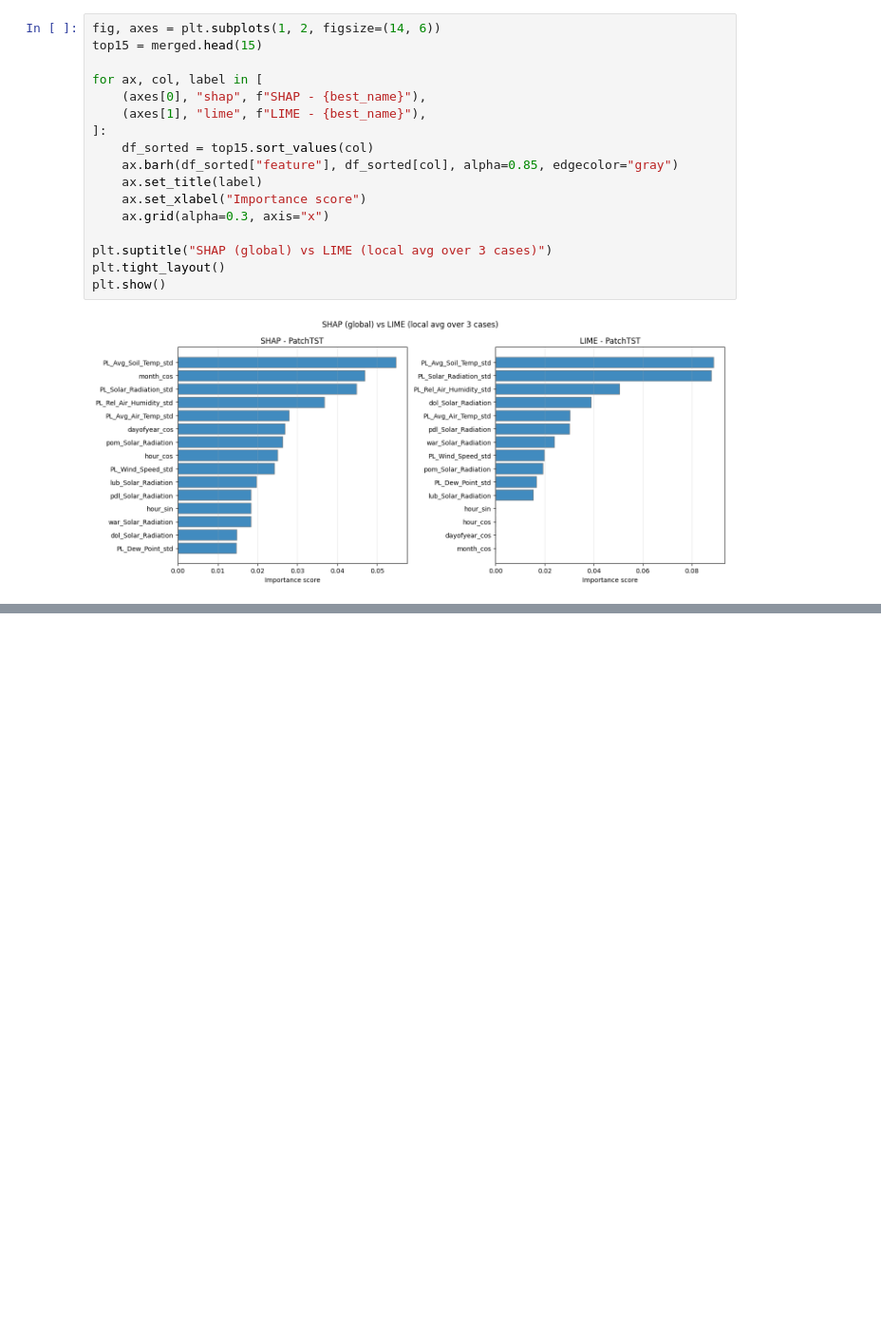
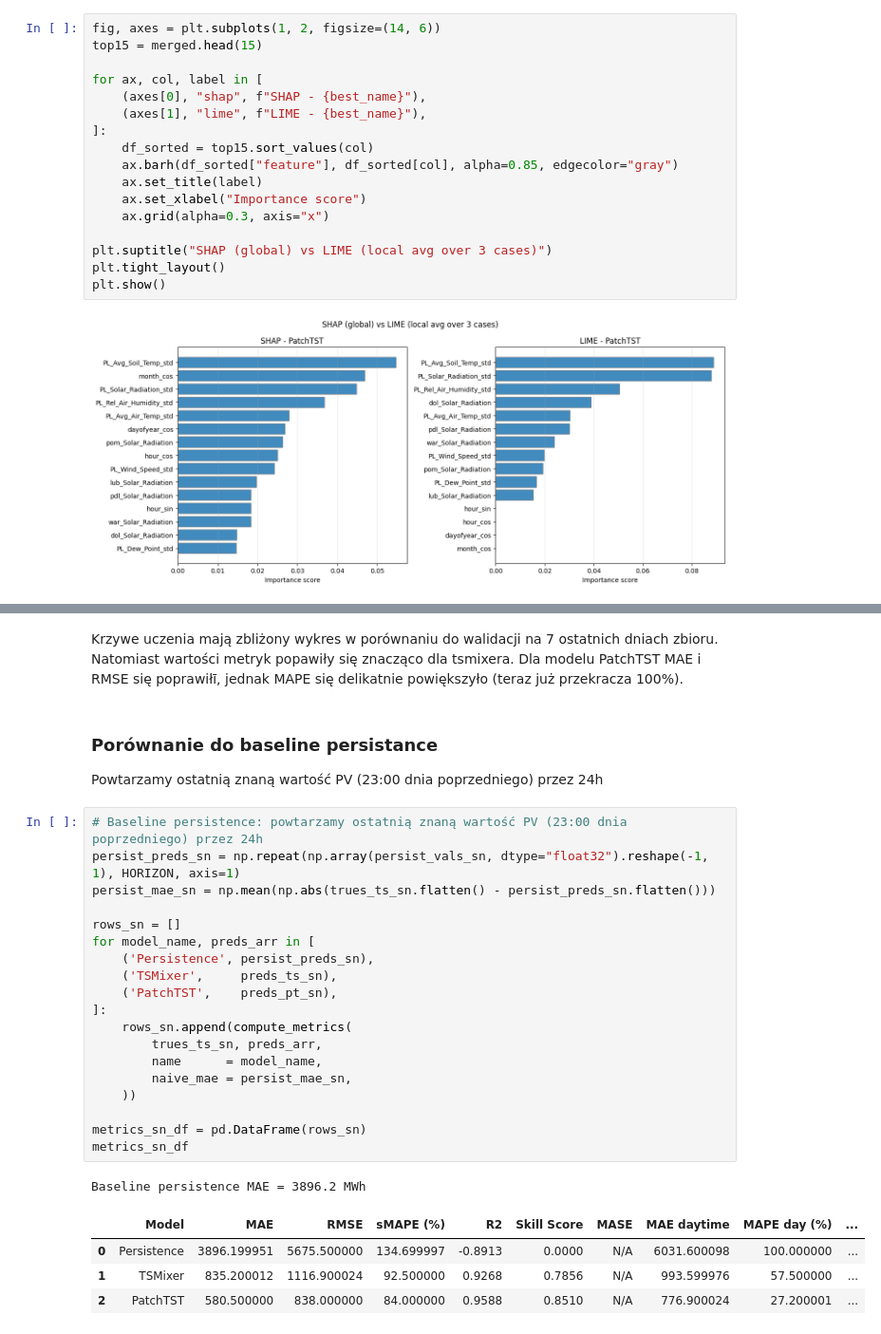
Before and after one commit to DuckDrivingTractor/Pracownia-Problemowa, a Jupyter notebook: pv_work/models_pv.ipynb, the cells around one changed output, grey strips where cells are left out. Shown at 95% size. Drawn from its saved outputs; the diff is of its cells as text; blank space fills up the shorter version.

```diff
--- a/pv_work/models_pv.ipynb
+++ b/pv_work/models_pv.ipynb
@@ -816,0 +964,30 @@ plt.show()
+# %% [markdown]
+Krzywe uczenia mają zbliżony wykres w porównaniu do walidacji na 7 ostatnich dniach zbioru. Natomiast wartości metryk popawiły się znacząco dla tsmixera. Dla modelu PatchTST MAE i RMSE się poprawiłī, jednak MAPE się delikatnie powiększyło (teraz już przekracza 100%).
+# %% [markdown]
+### Porównanie do baseline persistance
+Powtarzamy ostatnią znaną wartość PV (23:00 dnia poprzedniego) przez 24h
+# %%
+# Baseline persistence: powtarzamy ostatnią znaną wartość PV (23:00 dnia poprzedniego) przez 24h
+persist_preds_sn = np.repeat(np.array(persist_vals_sn, dtype="float32").reshape(-1, 1), HORIZON, axis=1)
+persist_mae_sn = np.mean(np.abs(trues_ts_sn.flatten() - persist_preds_sn.flatten()))
+
+rows_sn = []
+for model_name, preds_arr in [
+    ('Persistence', persist_preds_sn),
+    ('TSMixer',     preds_ts_sn),
+    ('PatchTST',    preds_pt_sn),
+]:
+    rows_sn.append(compute_metrics(
+        trues_ts_sn, preds_arr,
+        name      = model_name,
+        naive_mae = persist_mae_sn,
+    ))
+
+metrics_sn_df = pd.DataFrame(rows_sn)
+metrics_sn_df
+# %% [output]
+Baseline persistence MAE = 3896.2 MWh
+|  | Model | MAE | RMSE | sMAPE (%) | R2 | Skill Score | MASE | MAE daytime | MAPE day (%) | ... |
+| 0 | Persistence | 3896.199951 | 5675.500000 | 134.699997 | -0.8913 | 0.0000 | N/A | 6031.600098 | 100.000000 | ... |
+| 1 | TSMixer | 835.200012 | 1116.900024 | 92.500000 | 0.9268 | 0.7856 | N/A | 993.599976 | 57.500000 | ... |
+| 2 | PatchTST | 580.500000 | 838.000000 | 84.000000 | 0.9588 | 0.8510 | N/A | 776.900024 | 27.200001 | ... |
```
Also changed, not shown: parts of 16 cells of this notebook, 3 other files.
